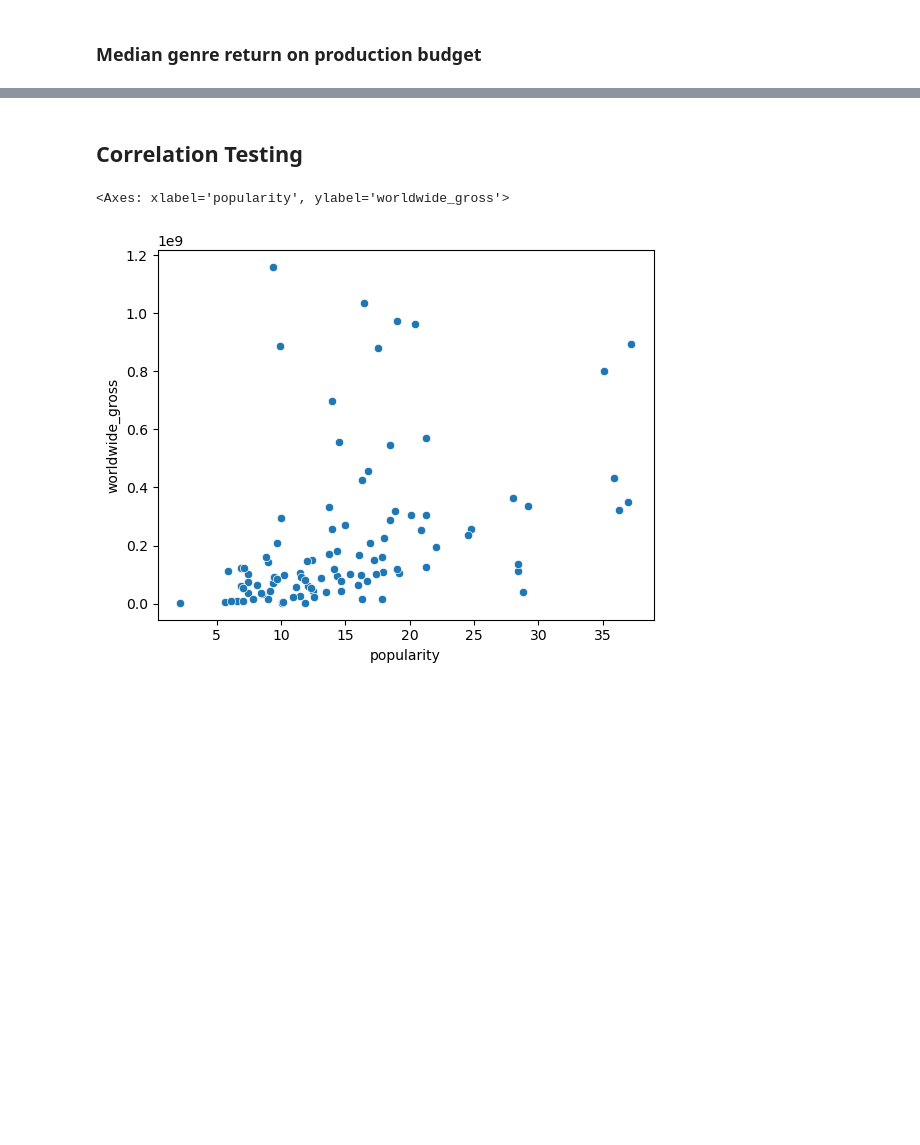
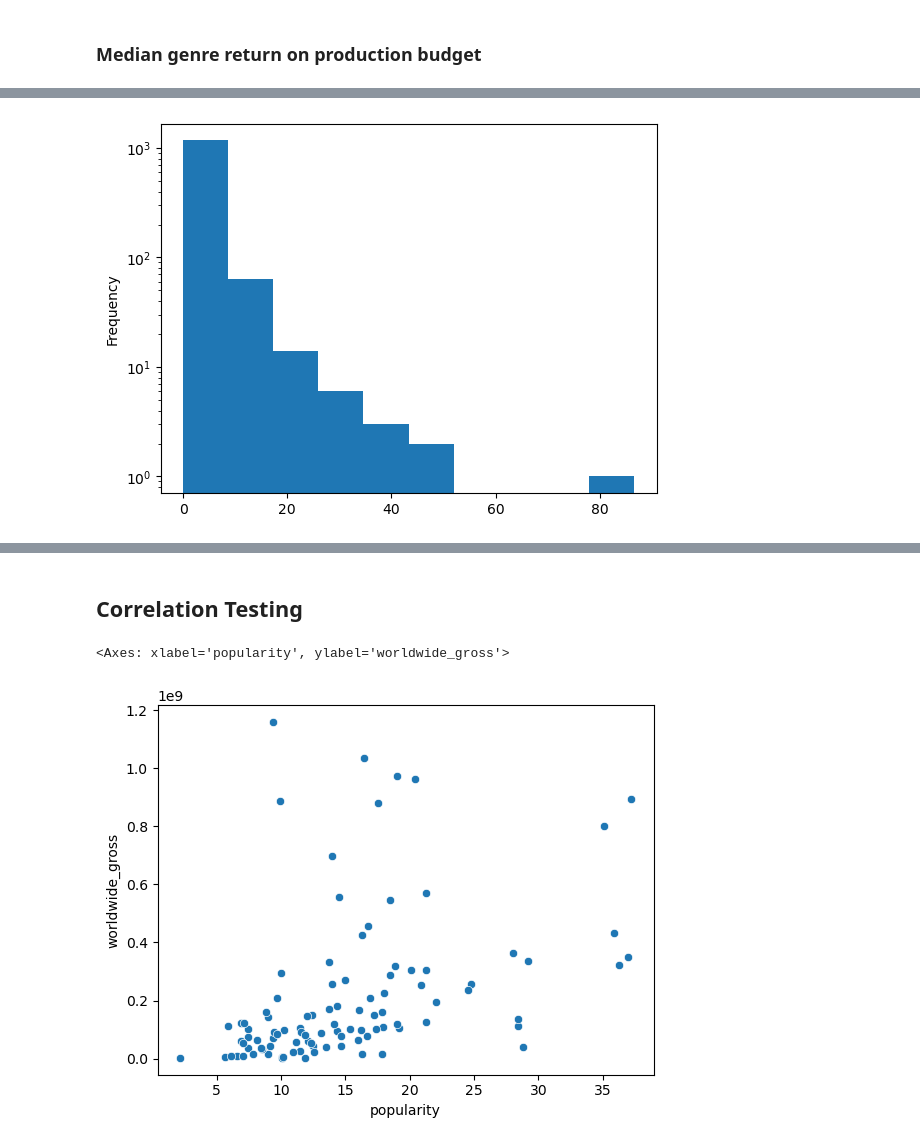
Before and after one commit to bkokin/semester_1_capstone, a Jupyter notebook: exploratory_work/hanwen_exploratory.ipynb, the cells around one changed output, grey strips where cells are left out. Cells and saved outputs as stored; diff of their text form; code cells hidden in the pictures; blank space fills up the shorter version.

```diff
--- a/exploratory_work/hanwen_exploratory.ipynb
+++ b/exploratory_work/hanwen_exploratory.ipynb
@@ -302,0 +316,5 @@ budget_genre[budget_genre.genre == 'horror,mystery,thriller'].describe()
+# %%
+budget_genre[budget_genre.genre != 'horror,thriller'].return_on_budget.plot.hist()
+plt.yscale('log')
+# %% [output]
+[figure, added]
```
Also changed, not shown: parts of 28 cells of this notebook.
